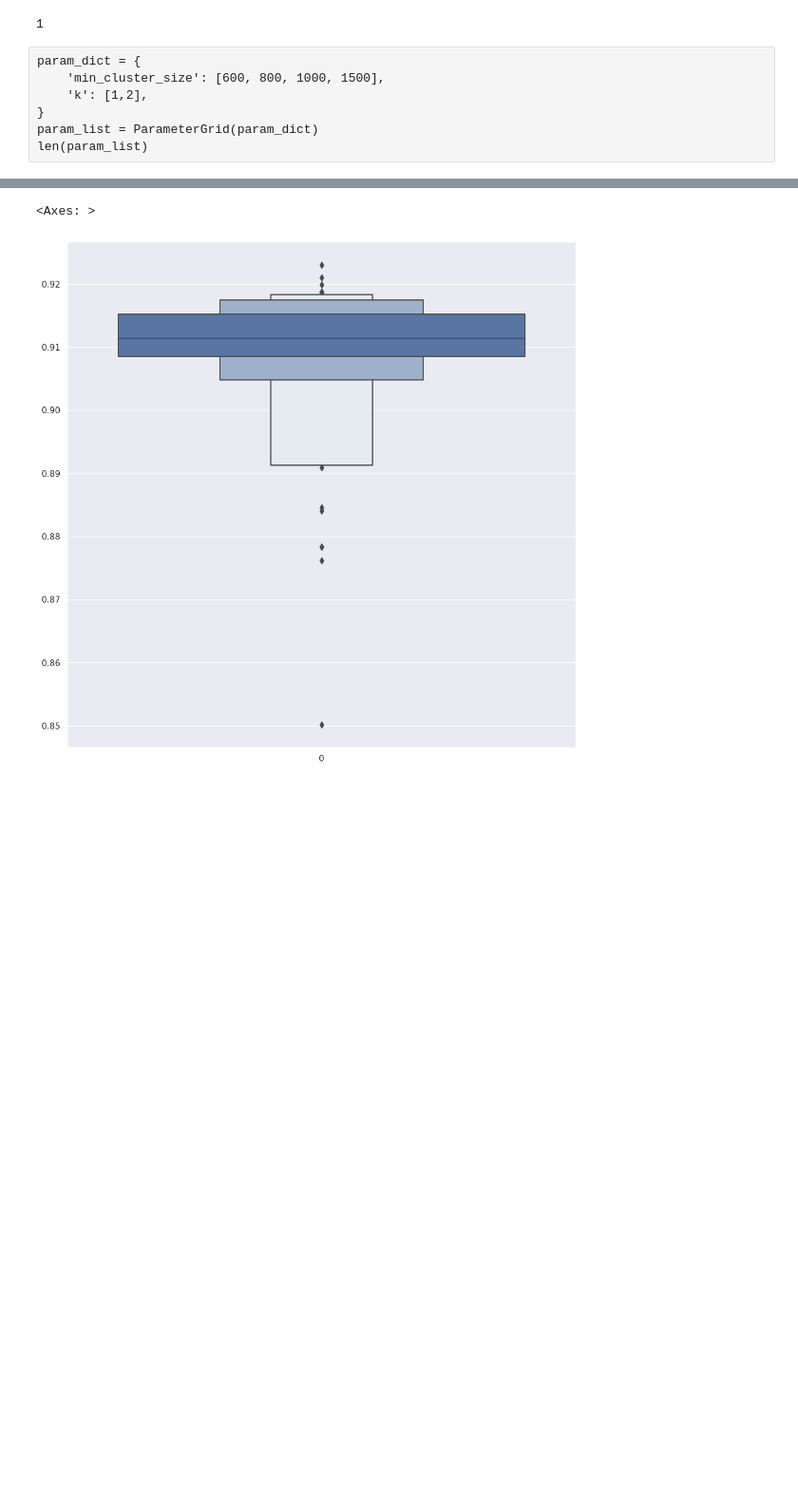
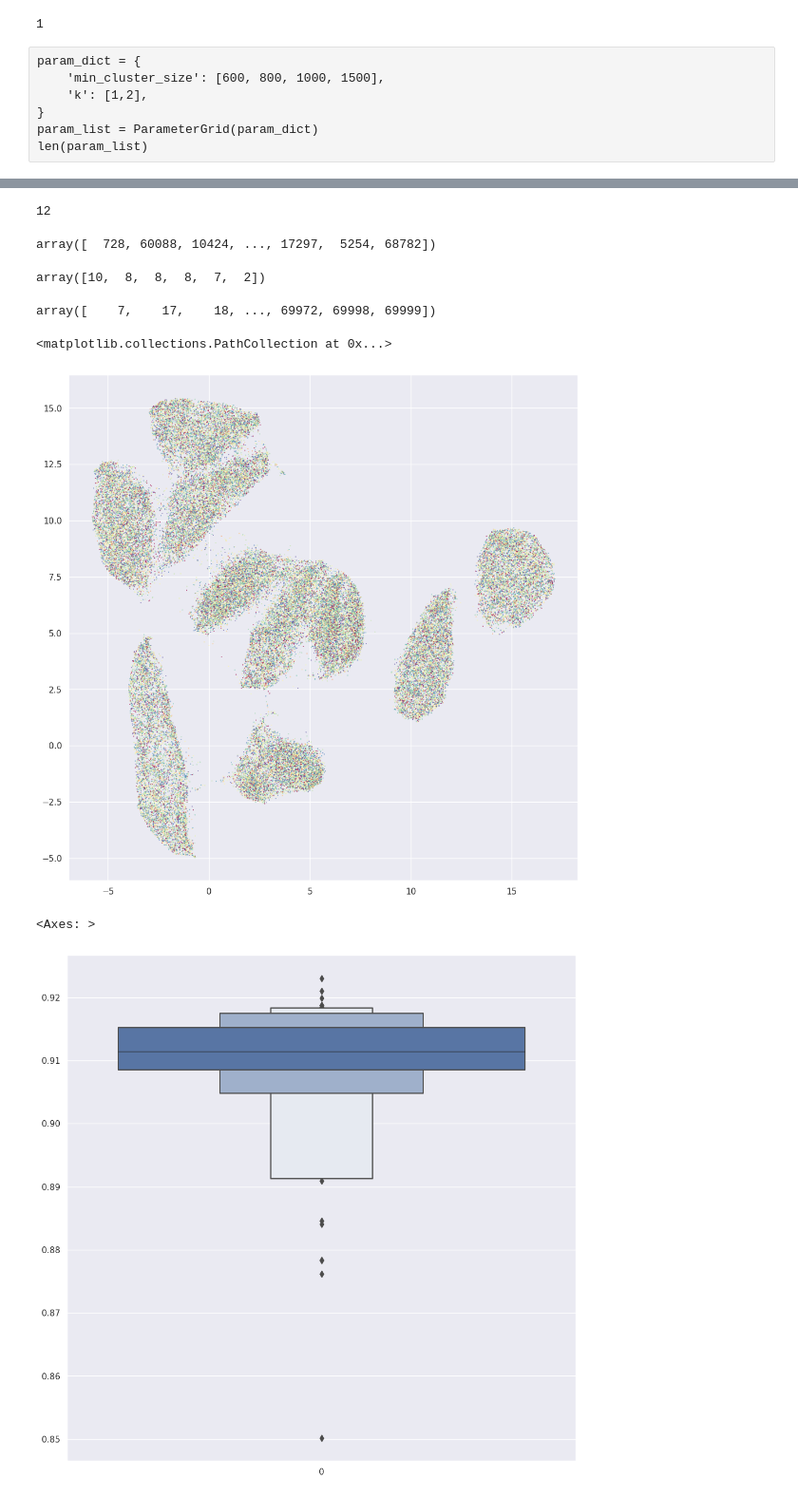
Before and after one commit to vpoulin/HighDimensionalClustering, a Jupyter notebook: notebooks/StabilitySamplingExperiments_HighDClustering.ipynb, the cells around one changed output, grey strips where cells are left out. Shown at 95% size. Saved outputs shown, nothing was run; the diff lists cells and outputs as text; code cells hidden in the pictures; blank space fills up the shorter version.

```diff
--- a/notebooks/StabilitySamplingExperiments_HighDClustering.ipynb
+++ b/notebooks/StabilitySamplingExperiments_HighDClustering.ipynb
@@ -85,14 +85,15 @@ def test_harness_cv(param_dict, train_size, replications=5):
         clusterer = HighDimClusterer(**parameters)
         start = time()
         cluster_labels = clusterer.fit_predict(X[train_index,:])
-        results = parameters.copy()
+        results = dict()
         results['iteration'] = i
-        results['train_size'] = train_size
+        results['test_index'] = test_index
         results['duration'] = time()-start
         results['adj_rand'] = sklearn.metrics.adjusted_rand_score(cluster_labels, y[train_index])
         non_noise_index = cluster_labels!= -1
         results['adj_rand_no_noise'] = sklearn.metrics.adjusted_rand_score(cluster_labels[non_noise_index], y[train_index][non_noise_index])
-        results['number_of_clusters'] = len(np.unique(cluster_labels))
+        results['number_of_clusters'] = len(np.unique(cluster_labels)-1)
+        results['cluster_labels'] = cluster_labels
         results['proportion_of_noise'] = np.sum(cluster_labels==-1)/len(cluster_labels)
         results_list.append(results)
     return results_list
@@ -132,7 +133,7 @@ with warnings.catch_warnings():
 %%time
 numba.set_num_threads(1)
 cores = 4
-reps= 100
+reps= 30
 X = np.array(mnist.data)
 y = np.array(mnist.target)
 train_sizes=[0.9]
@@ -141,9 +142,9 @@ results_list = []
 for train_size in train_sizes:
     total_runs = len(param_list)*reps
     start_time = time()
-    results_list.append(list(np.concatenate(Parallel(n_jobs=cores)(delayed(test_harness)(param, train_size, replications=reps) for param in param_list))))
+    results_list.append(list(np.concatenate(Parallel(n_jobs=cores)(delayed(test_harness_cv)(param, train_size, replications=reps) for param in param_list))))
     result_df = pd.DataFrame(list(np.concatenate(results_list)))
-    result_df.to_csv(f"HyperParameterSearch_standardParams_train_size{train_size}_.csv", index=False)
+    # result_df.to_csv(f"HyperParameterSearch_standardParams_train_size{train_size}_.csv", index=False)
     wall_time = time()-start_time
     total_runs = len(param_list)*reps
     print(f'train size = {train_size}, n_runs = {total_runs} done in {wall_time:.3f} seconds on {cores} cores, time per run={(total_runs/wall_time):0.3f}')
@@ -153,0 +197,3 @@ Wall time: 17min 33s
+# %%
+%%time
+mnist_umap = umap.UMAP(min_dist=0.25).fit_transform(mnist.data)
@@ -153,0 +203,6 @@ Wall time: 17min 33s
+# %%
+print(result_df.number_of_clusters[9])
+result_df.test_index[9]
+# %% [output]
+12
+array([  728, 60088, 10424, ..., 17297,  5254, 68782])
@@ -154,3 +211,24 @@ Wall time: 17min 33s
+# %%
+new_labels[0:6]
+# %% [output]
+array([10,  8,  8,  8,  7,  2])
+# %%
+sort_test
+# %% [output]
+array([    7,    17,    18, ..., 69972, 69998, 69999])
+# %%
+w = 9
+sort_test = np.sort(result_df.test_index[w])
+new_labels = list(result_df.cluster_labels[w])
+for i in sort_test:
+    new_labels0 = new_labels[0:i] + [-5] + new_labels[i:]
+    new_labels = new_labels0
+new_labels = np.array(new_labels)
+# %%
+plt.scatter(*mnist_umap.T, s=0.1, c=new_labels.astype(np.int8), cmap="Spectral")
+# %% [output]
+<matplotlib.collections.PathCollection at 0x...>
+[figure, added]
 # %%
 df = pd.DataFrame(result_df)
 # %%
```
Also changed, not shown: parts of 6 cells of this notebook, 1 other file.
